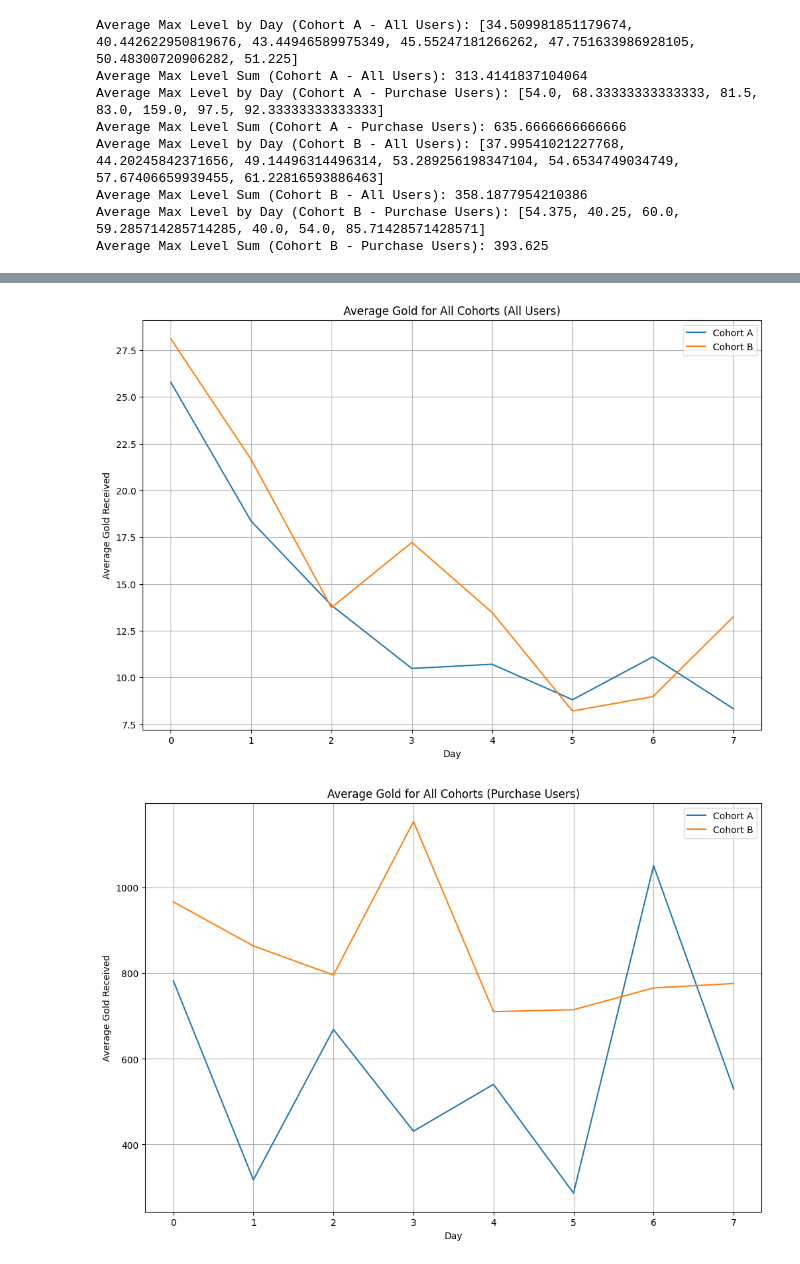
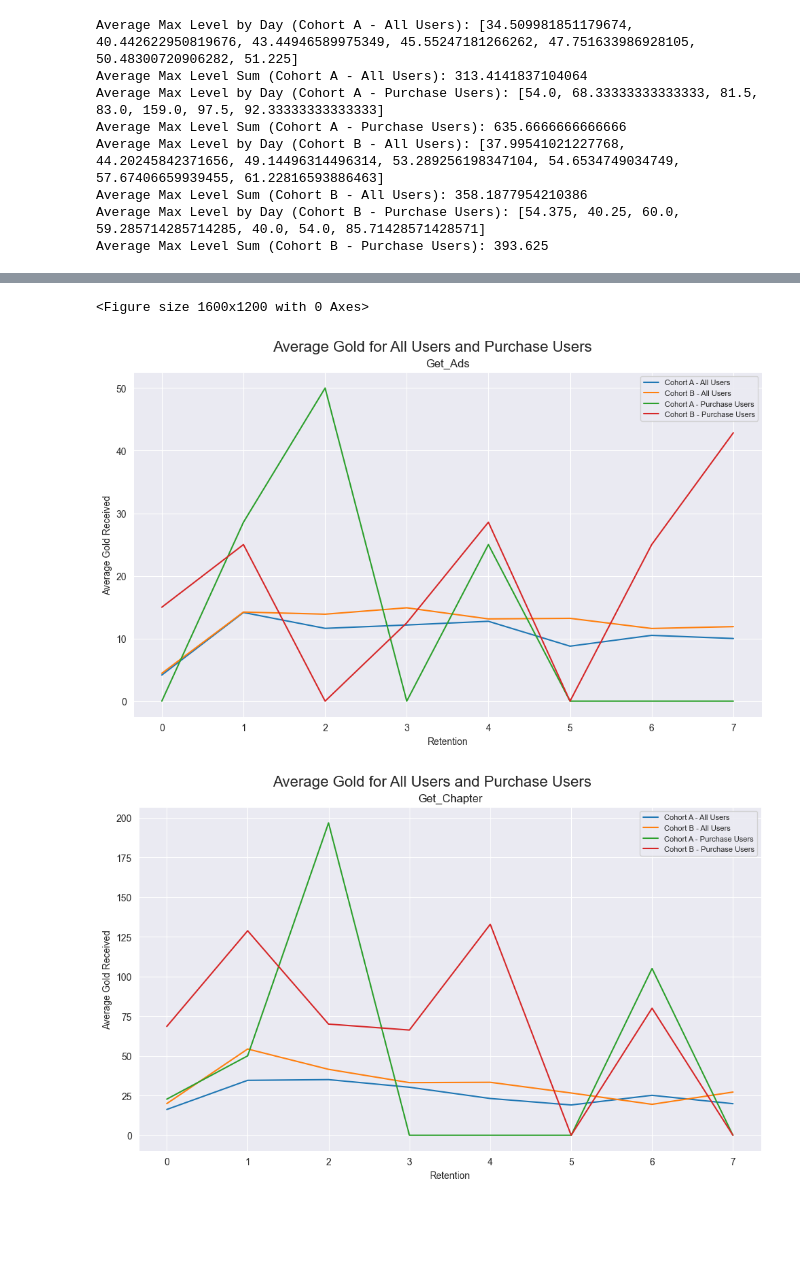
Before and after one commit to prosto-vlad19/A-B_testing_analysis, a Jupyter notebook: activity.ipynb, the cells around one changed output, grey strips where cells are left out. Cells and saved outputs as stored; diff of their text form; code cells hidden in the pictures; blank space fills up the shorter version.

```diff
--- a/activity.ipynb
+++ b/activity.ipynb
@@ -420,29 +492,32 @@ Average Gold cohort_A (All Users):
-# %%
-# Создаем функцию для построения графика
-def plot_avg_gold(data, title):
-    plt.figure(figsize=(12, 8))
-
-    # Итерируемся по каждой когорте
-    for cohort, cohort_data in data.groupby('AB_Cohort'):
-        cohort_label = f'Cohort {cohort}'
-        plt.plot(cohort_data['Retention'], cohort_data.mean(axis=1), label=cohort_label)
-
-    # Настройки графика
-    plt.title(title)
-    plt.xlabel('Day')
-    plt.ylabel('Average Gold Received')
-    plt.legend()
-    plt.grid(True)
-
-# Объединяем данные по всем когортам
-combined_avg_gold_all_users = pd.concat([avg_gold_cohort_A_all_users, avg_gold_cohort_B_all_users], ignore_index=True)
-combined_avg_gold_purchase_users = pd.concat([avg_gold_cohort_A_purchase_users, avg_gold_cohort_B_purchase_users], ignore_index=True)
-
-# Постройте графики для всех пользователей на одном графике
-plot_avg_gold(combined_avg_gold_all_users, 'Average Gold for All Cohorts (All Users)')
-
-# Постройте графики для пользователей с покупками на одном графике
-plot_avg_gold(combined_avg_gold_purchase_users, 'Average Gold for All Cohorts (Purchase Users)')
-# %% [output]
-[figure, removed]
-[figure, removed]
+# %%
+# 4.2 AVG amount of gold received graph
+# Функция для построения графиков по всем столбцам
+def plot_avg_gold_all_columns(avg_gold_data, title):
+    columns = avg_gold_data[0].columns[1:]  # Выбираем все столбцы кроме 'Retention'
+
+    plt.figure(figsize=(16, 12))
+
+    for i, col in enumerate(columns):
+        plt.figure(figsize=(10, 6))  # Увеличим размер графиков
+        plt.plot(avg_gold_data[0]['Retention'], avg_gold_data[0][col], label='Cohort A - All Users')
+        plt.plot(avg_gold_data[1]['Retention'], avg_gold_data[1][col], label='Cohort B - All Users')
+        plt.plot(avg_gold_data[2]['Retention'], avg_gold_data[2][col], label='Cohort A - Purchase Users')
+        plt.plot(avg_gold_data[3]['Retention'], avg_gold_data[3][col], label='Cohort B - Purchase Users')
+        plt.title(col)
+        plt.xlabel('Retention')
+        plt.ylabel('Average Gold Received')
+        plt.legend(loc='upper right', prop={'size': 8})  # Перемести легенду в правый верхний угол и уменьши размер
+        plt.grid(True)
+        plt.tight_layout()
+        plt.suptitle(title, fontsize=16, y=1.02)
+
+# Графики для среднего количества золота по всем столбцам для всех пользователей и пользователей с покупками
+all_users_data = [avg_gold_cohort_A_all_users, avg_gold_cohort_B_all_users,
+                  avg_gold_cohort_A_purchase_users, avg_gold_cohort_B_purchase_users]
+plot_avg_gold_all_columns(all_users_data, 'Average Gold for All Users and Purchase Users')
+
+plt.show()  # Показать все графики
+# %% [output]
+<Figure size 1600x1200 with 0 Axes>
+[figure, added]
+[figure, added]
```
Also changed, not shown: parts of 13 cells of this notebook.
